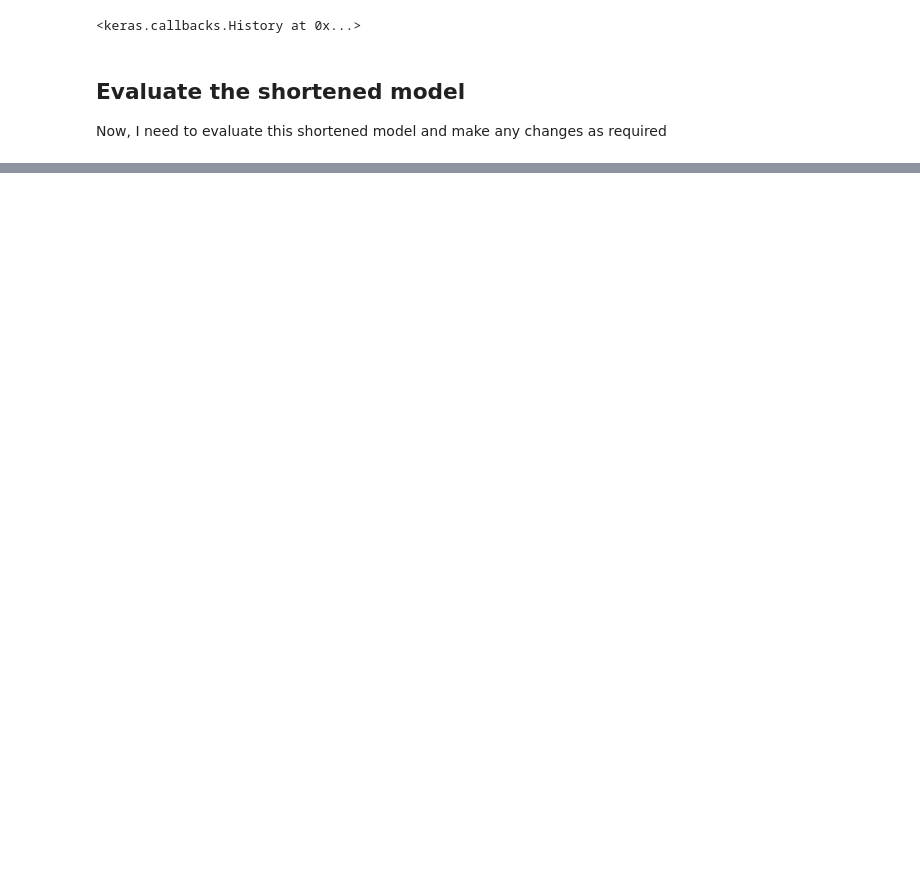
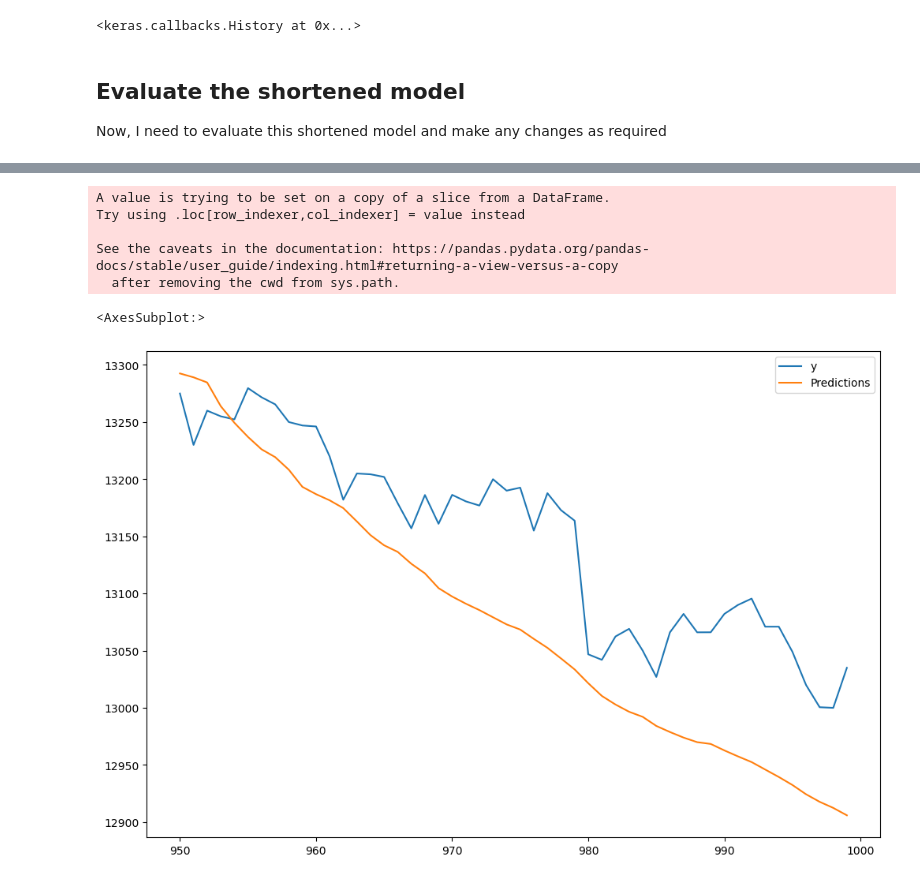
Before and after one commit to jacob-macleod/Cryptocurrency-Price-Prediction, a Jupyter notebook: main.ipynb, the cells around one changed output, grey strips where cells are left out. Saved outputs shown, nothing was run; the diff lists cells and outputs as text; code cells hidden in the pictures; blank space fills up the shorter version.

```diff
--- a/main.ipynb
+++ b/main.ipynb
@@ -159,0 +183,15 @@ Now, I need to evaluate this shortened model and make any changes as required
+# %%
+# Initialise values
+test_predictions = []
+first_eval_batch = scaled_shortened_train[-length:]
+current_batch = first_eval_batch.reshape((1, length, n_features))
+
+# Make a for look the keeps appending the predictions
+# predict value, add to array, move the historical values array by one place
+for i in range(len(test_shortened)) :
+    # Get the current predictions
+    current_pred = model.predict(current_batch)[0]
+    # Append it to the list
+    test_predictions.append(current_pred)
+    # Move the current batch along by one timestamp, and add current pred at the end
+    current_batch = np.append(current_batch[:,1:,:], [[current_pred]], axis=1)
@@ -159,0 +216,16 @@ Now, I need to evaluate this shortened model and make any changes as required
+# %%
+# Inverse transformation of predictions
+true_predictions = scaler.inverse_transform(test_predictions)
+# Add the test predictions to the test df
+test_shortened["Predictions"] = true_predictions
+
+# Plot the predictions along with the true values
+test_shortened.plot(figsize=(12,8))
+# %% [output]
+A value is trying to be set on a copy of a slice from a DataFrame.
+Try using .loc[row_indexer,col_indexer] = value instead
+
+See the caveats in the documentation: https://pandas.pydata.org/pandas-docs/stable/user_guide/indexing.html#returning-a-view-versus-a-copy
+  after removing the cwd from sys.path.
+<AxesSubplot:>
+[figure, added]
```
Also changed, not shown: parts of 8 cells of this notebook.
